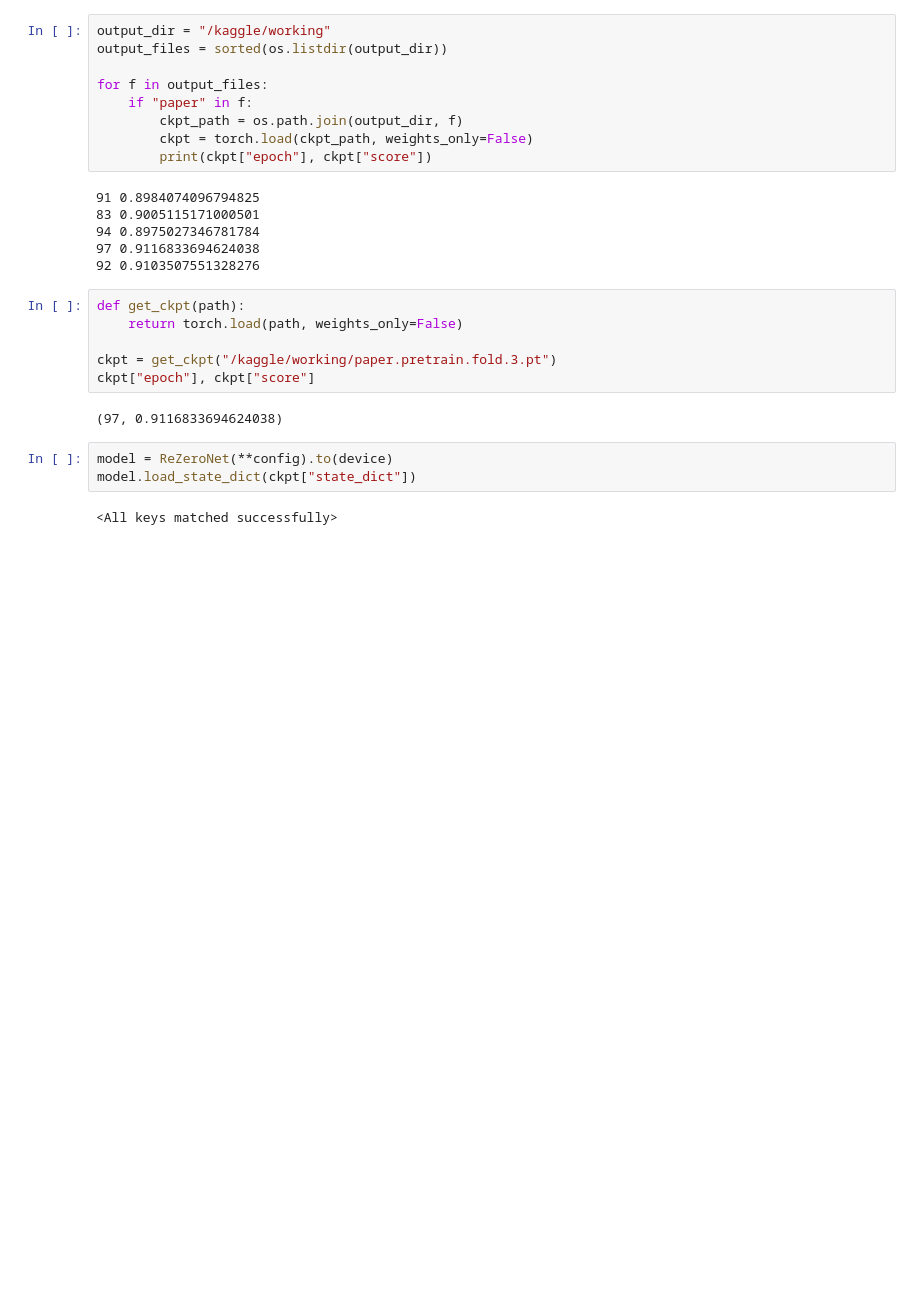
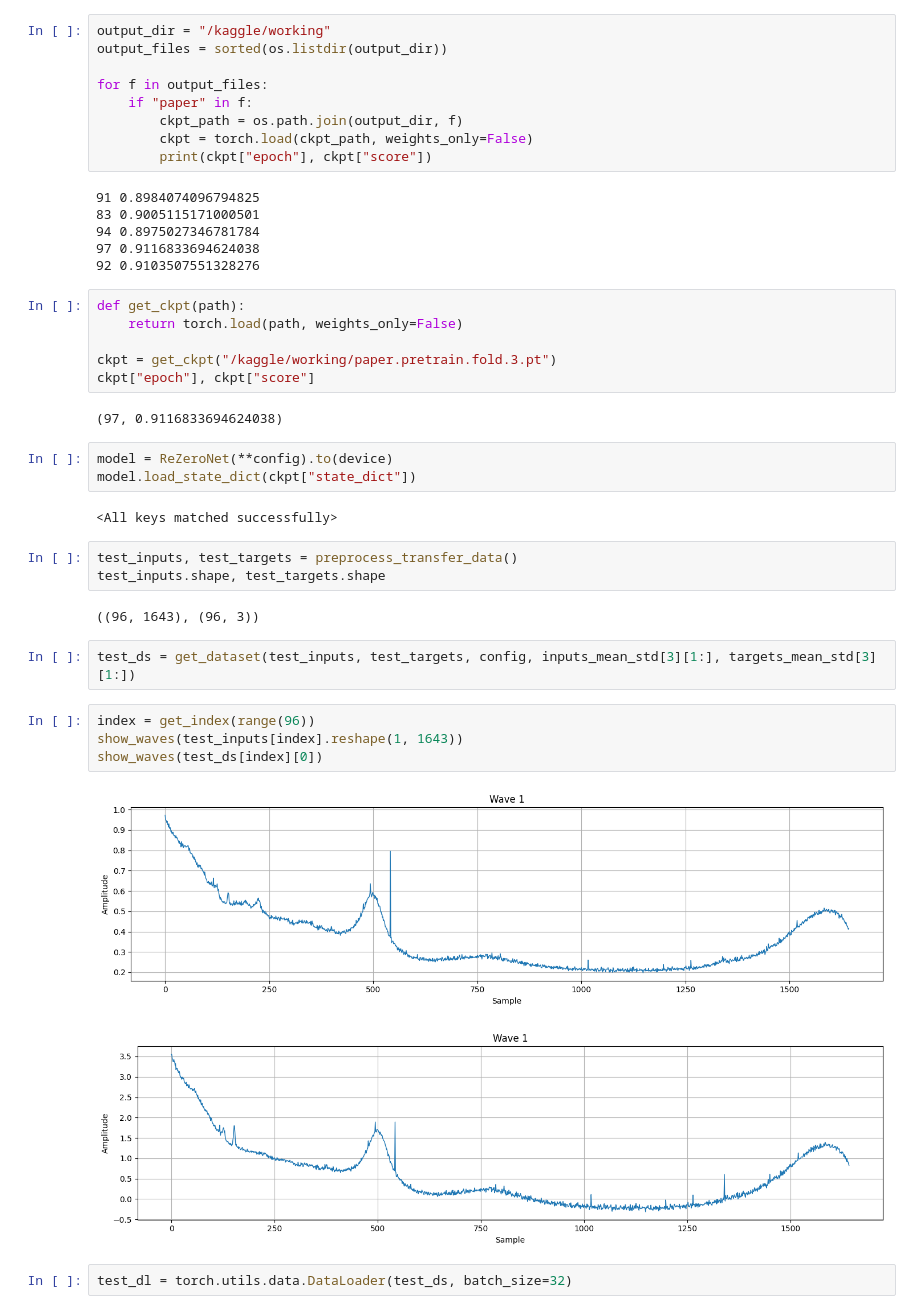
Before and after one commit to ArbaazBeg15/raman-transfer, a Jupyter notebook: code/pretrain_paper.ipynb, the cells around one changed output. Saved outputs shown, nothing was run; the diff lists cells and outputs as text; blank space fills up the shorter version.

```diff
--- a/code/pretrain_paper.ipynb
+++ b/code/pretrain_paper.ipynb
@@ -1258,3 +1263,19 @@ model = ReZeroNet(**config).to(device)
 model.load_state_dict(ckpt["state_dict"])
 # %% [output]
 <All keys matched successfully>
+# %%
+test_inputs, test_targets = preprocess_transfer_data()
+test_inputs.shape, test_targets.shape
+# %% [output]
+((96, 1643), (96, 3))
+# %%
+test_ds = get_dataset(test_inputs, test_targets, config, inputs_mean_std[3][1:], targets_mean_std[3][1:])
+# %%
+index = get_index(range(96))
+show_waves(test_inputs[index].reshape(1, 1643))
+show_waves(test_ds[index][0])
+# %% [output]
+[figure, added]
+[figure, added]
+# %%
+test_dl = torch.utils.data.DataLoader(test_ds, batch_size=32)
```
Also changed, not shown: parts of 5 cells of this notebook, 1 other file.
